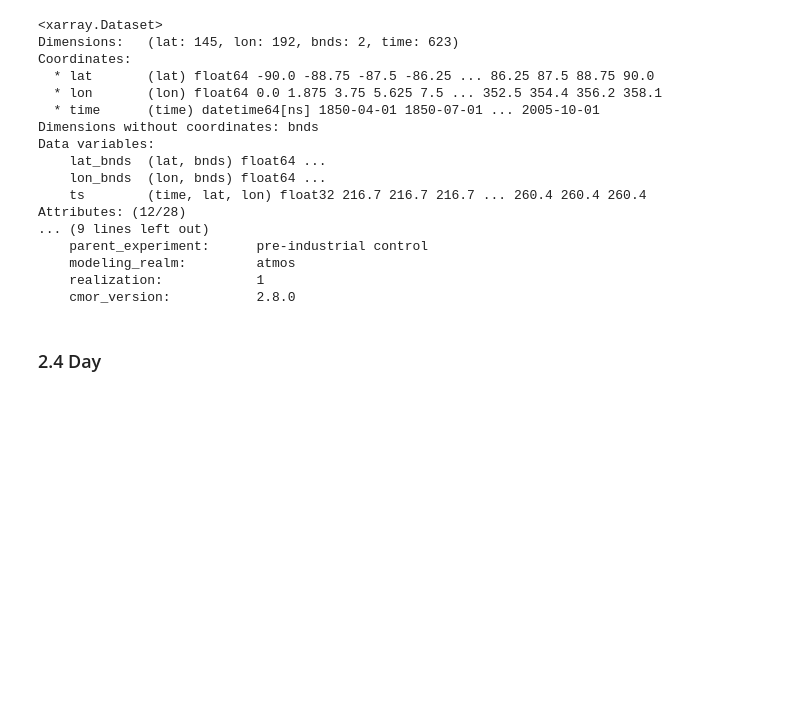
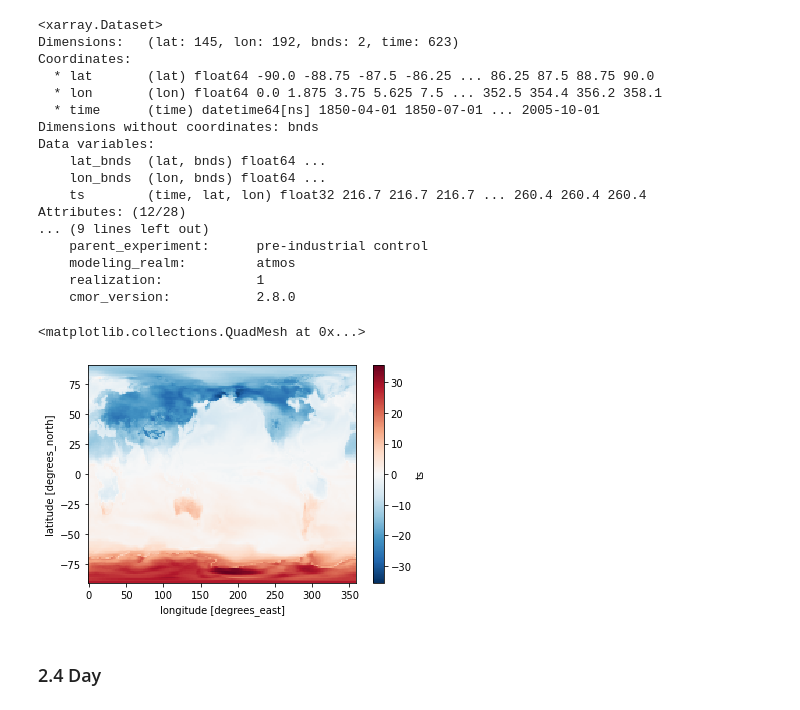
Before and after one commit to xCDAT/xcdat-validation, a Jupyter notebook: devel_test/temporal_average.ipynb, the cells around one changed output. Saved outputs shown, nothing was run; the diff lists cells and outputs as text; code cells hidden in the pictures; blank space fills up the shorter version.

```diff
--- a/devel_test/temporal_average.ipynb
+++ b/devel_test/temporal_average.ipynb
@@ -303,6 +183,11 @@ Attributes: (12/28)
     modeling_realm:         atmos
     realization:            1
     cmor_version:           2.8.0
+# %%
+(ds_gra_season.ts[-1]-ds_gra_season2.ts[-1]).plot()  # Just checking there are NOT same
+# %% [output]
+<matplotlib.collections.QuadMesh at 0x...>
+[figure, added]
 # %% [markdown]
 ### 2.4 Day
 # %%
```
Also changed, not shown: parts of 36 cells of this notebook.
